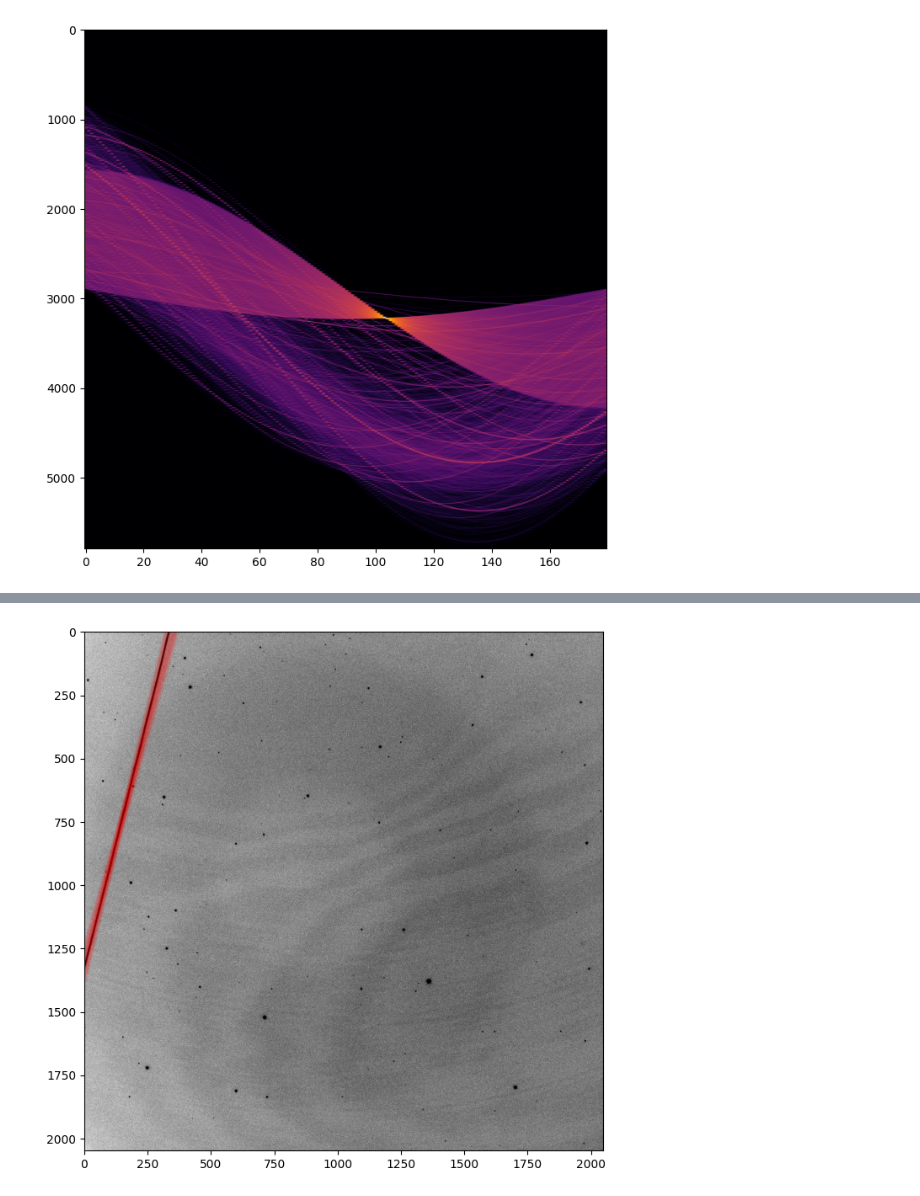
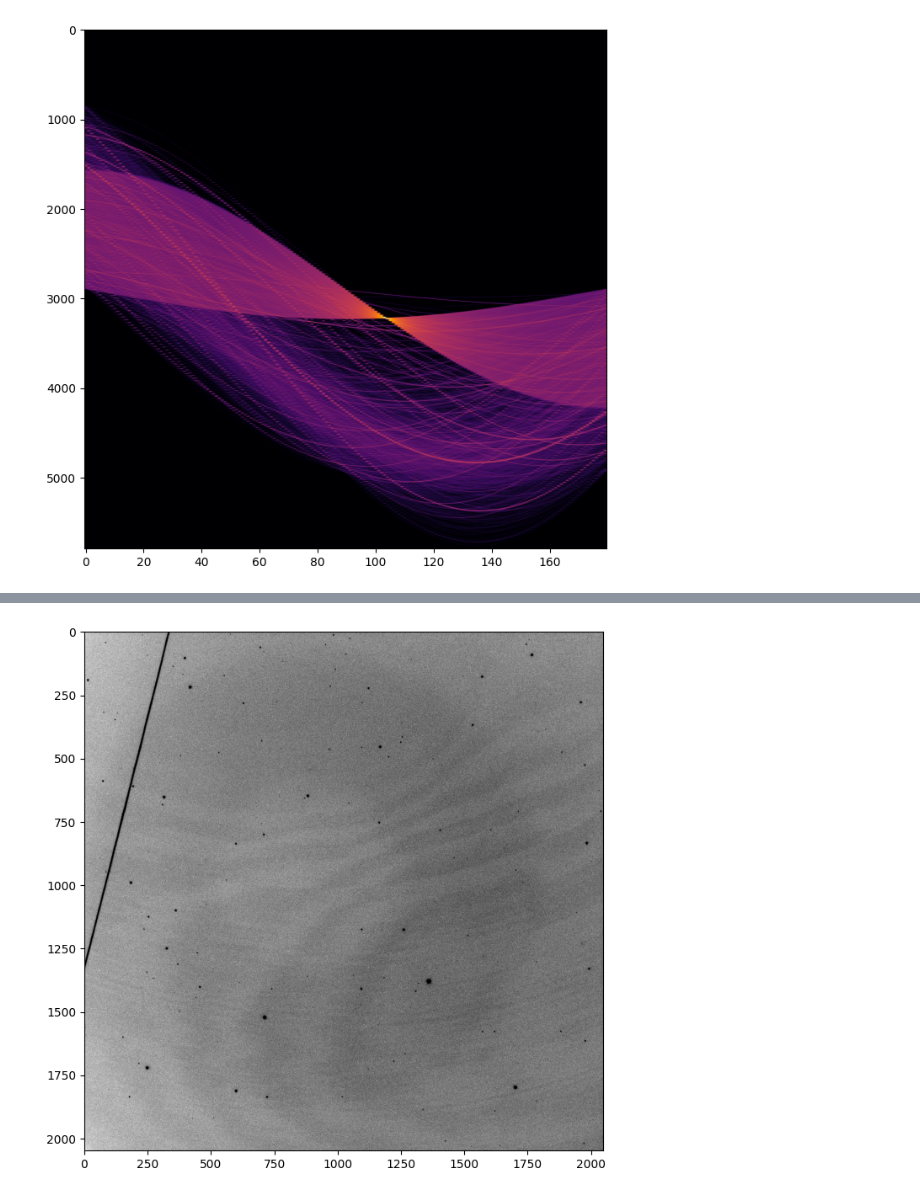
Before and after one commit to astromg/mglab, a Jupyter notebook: satelite_detection.ipynb, the cells around one changed output, grey strips where cells are left out. Cells and saved outputs as stored; diff of their text form; code cells hidden in the pictures.

```diff
--- a/satelite_detection.ipynb
+++ b/satelite_detection.ipynb
@@ -120,7 +120,7 @@ plt.show()
 # %%
 # filtr satelitow
 
-th = 7
+th = 10
 
 
 kernel_l,kernel_r = line_detection_kernel(1) # tu sie zmienia
@@ -139,7 +139,7 @@ small_r = result_r
 
 maska1 = maska_l ^ maska_r
 
-kernel_l,kernel_r = line_detection_kernel(3) # tu sie zmienia
+kernel_l,kernel_r = line_detection_kernel(15) # tu sie zmienia
 
 result_l = convolve(image, kernel_l)
 maska_l = result_l > np.median(result_l) + th * mad_std(image)
@@ -291,20 +254,22 @@ Hf = H.max(axis=1)
 
 print(np.mean(H),np.std(H),np.mean(H)+3*np.std(H),np.max(H))
 
-peaks, _ = find_peaks(Hf, height=250)
+peaks, _ = find_peaks(Hf, height=100)
 
-lines = []
+lines_rho = []
+lines_theta = []
+lines_val = []
 for p in peaks:
     rho = rh[p]
     ti = np.argmax(H[p])
     t = tht[ti]
     val = H[p,ti]
     tmp = {}
-    tmp['rho'] = rho
-    tmp['theta'] = t
-    tmp['val'] = val
-    lines.append(tmp)
+    lines_rho.append(rho)
+    lines_theta.append(t)
+    lines_val.append(val)
 
-print(lines)
+print(len(lines_rho))
+print(max(lines_val))
 # %% [output]
 2.6268991712707184 6.662412261837169 22.614135956782224 859.0
@@ -312,26 +284,27 @@ print(lines)
 # %%
 vmin = np.median(image)  - 1 * np.std(image)
 vmax = np.median(image)  + 1 * np.std(image)
 
 fig, ax = plt.subplots(1, 1, figsize=(8, 8))
 ax.imshow(image,vmin=vmin,vmax=vmax,cmap='binary')
-for L in lines:
-    r = L['rho']
-    t = L['theta']
+for r,t,v in zip(lines_rho,lines_theta,lines_val):
+    if v > 2000:
+        r = r
+        t = t
 
-    yl = np.arange(image.shape[0])
-    xl = (r - yl * np.sin(t))/np.cos(t)
+        yl = np.arange(image.shape[0])
+        xl = (r - yl * np.sin(t))/np.cos(t)
 
-    mk1 = xl > 0
-    mk2 = xl < image.shape[1]
+        mk1 = xl > 0
+        mk2 = xl < image.shape[1]
 
-    mk = mk1 & mk2
+        mk = mk1 & mk2
 
-    xl = xl[mk]
-    yl = yl[mk]
+        xl = xl[mk]
+        yl = yl[mk]
 
-    ax.plot(xl,yl,"r-",alpha=0.1,linewidth=5)
+        ax.plot(xl,yl,"r-",alpha=0.1,linewidth=5)
 
 plt.show()
 # %% [output]
-[figure, old version]
+[figure, new version]
```
Also changed, not shown: parts of 5 cells of this notebook.
